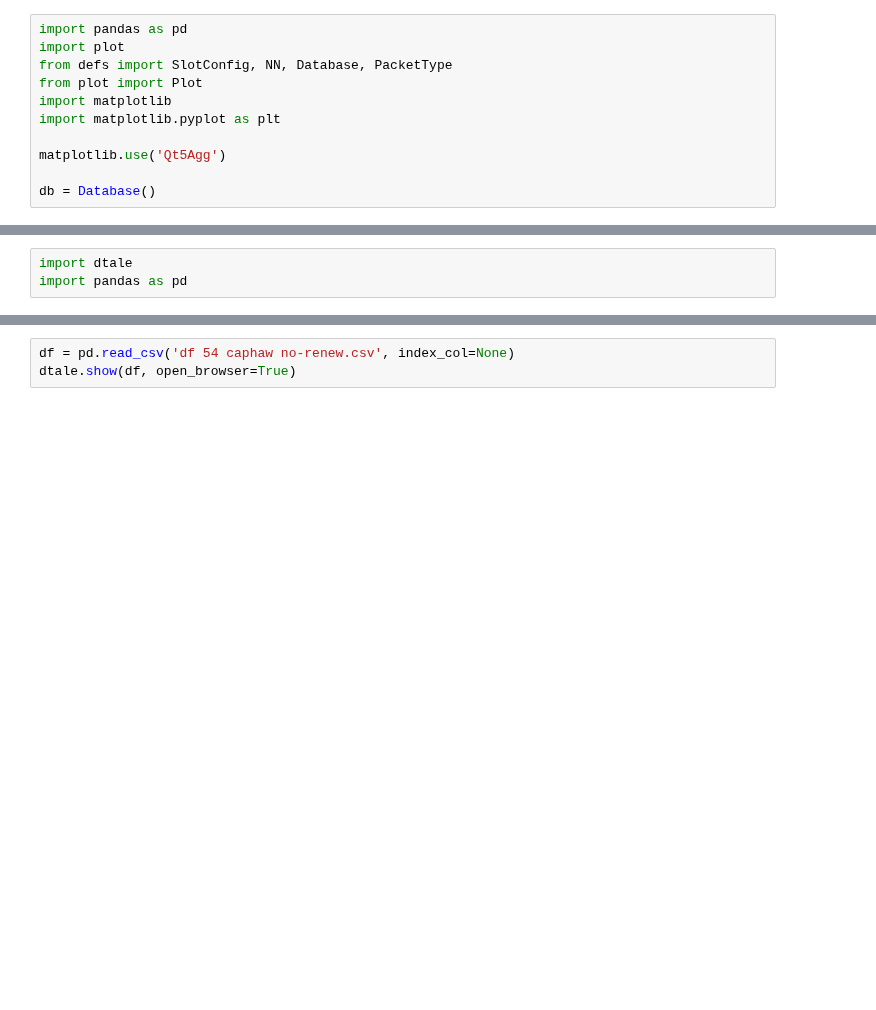
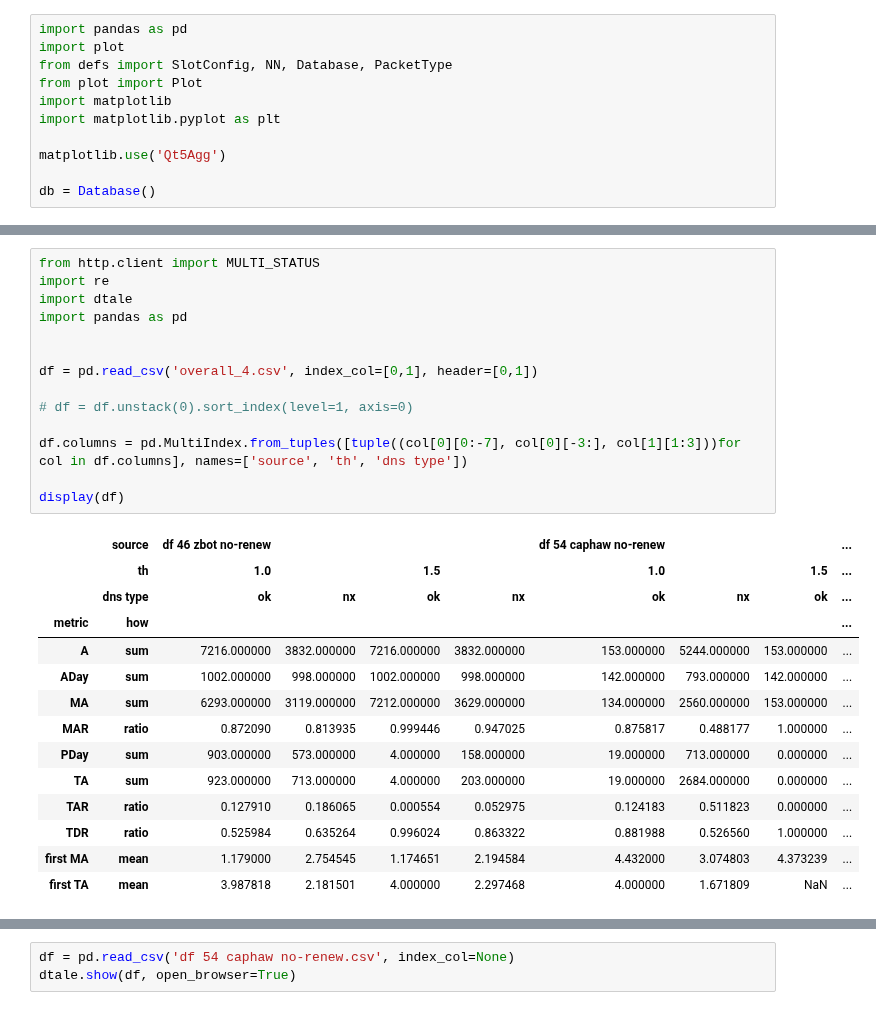
Before and after one commit to princio/dga-detection-analysis-framework, a Jupyter notebook: ml/analysis/Untitled.ipynb, the cells around one changed output, grey strips where cells are left out. Cells and saved outputs as stored; diff of their text form; blank space fills up the shorter version.

```diff
--- a/ml/analysis/Untitled.ipynb
+++ b/ml/analysis/Untitled.ipynb
@@ -12,3 +77,29 @@ db = Database()
 # %%
+from http.client import MULTI_STATUS
+import re
 import dtale
 import pandas as pd
+
+
+df = pd.read_csv('overall_4.csv', index_col=[0,1], header=[0,1])
+
+# df = df.unstack(0).sort_index(level=1, axis=0)
+
+df.columns = pd.MultiIndex.from_tuples([tuple((col[0][0:-7], col[0][-3:], col[1][1:3]))for col in df.columns], names=['source', 'th', 'dns type'])
+
+display(df)
+# %% [output]
+|  | source | df 46 zbot no-renew |  |  |  | df 54 caphaw no-renew |  |  | ... |
+|  | th | 1.0 |  | 1.5 |  | 1.0 |  | 1.5 | ... |
+|  | dns type | ok | nx | ok | nx | ok | nx | ok | ... |
+| metric | how |  |  |  |  |  |  |  | ... |
+| A | sum | 7216.000000 | 3832.000000 | 7216.000000 | 3832.000000 | 153.000000 | 5244.000000 | 153.000000 | ... |
+| ADay | sum | 1002.000000 | 998.000000 | 1002.000000 | 998.000000 | 142.000000 | 793.000000 | 142.000000 | ... |
+| MA | sum | 6293.000000 | 3119.000000 | 7212.000000 | 3629.000000 | 134.000000 | 2560.000000 | 153.000000 | ... |
+| MAR | ratio | 0.872090 | 0.813935 | 0.999446 | 0.947025 | 0.875817 | 0.488177 | 1.000000 | ... |
+| PDay | sum | 903.000000 | 573.000000 | 4.000000 | 158.000000 | 19.000000 | 713.000000 | 0.000000 | ... |
+| TA | sum | 923.000000 | 713.000000 | 4.000000 | 203.000000 | 19.000000 | 2684.000000 | 0.000000 | ... |
+| TAR | ratio | 0.127910 | 0.186065 | 0.000554 | 0.052975 | 0.124183 | 0.511823 | 0.000000 | ... |
+| TDR | ratio | 0.525984 | 0.635264 | 0.996024 | 0.863322 | 0.881988 | 0.526560 | 1.000000 | ... |
+| first MA | mean | 1.179000 | 2.754545 | 1.174651 | 2.194584 | 4.432000 | 3.074803 | 4.373239 | ... |
+| first TA | mean | 3.987818 | 2.181501 | 4.000000 | 2.297468 | 4.000000 | 1.671809 | NaN | ... |
```
Also changed, not shown: parts of 5 cells of this notebook, 5 other files.
